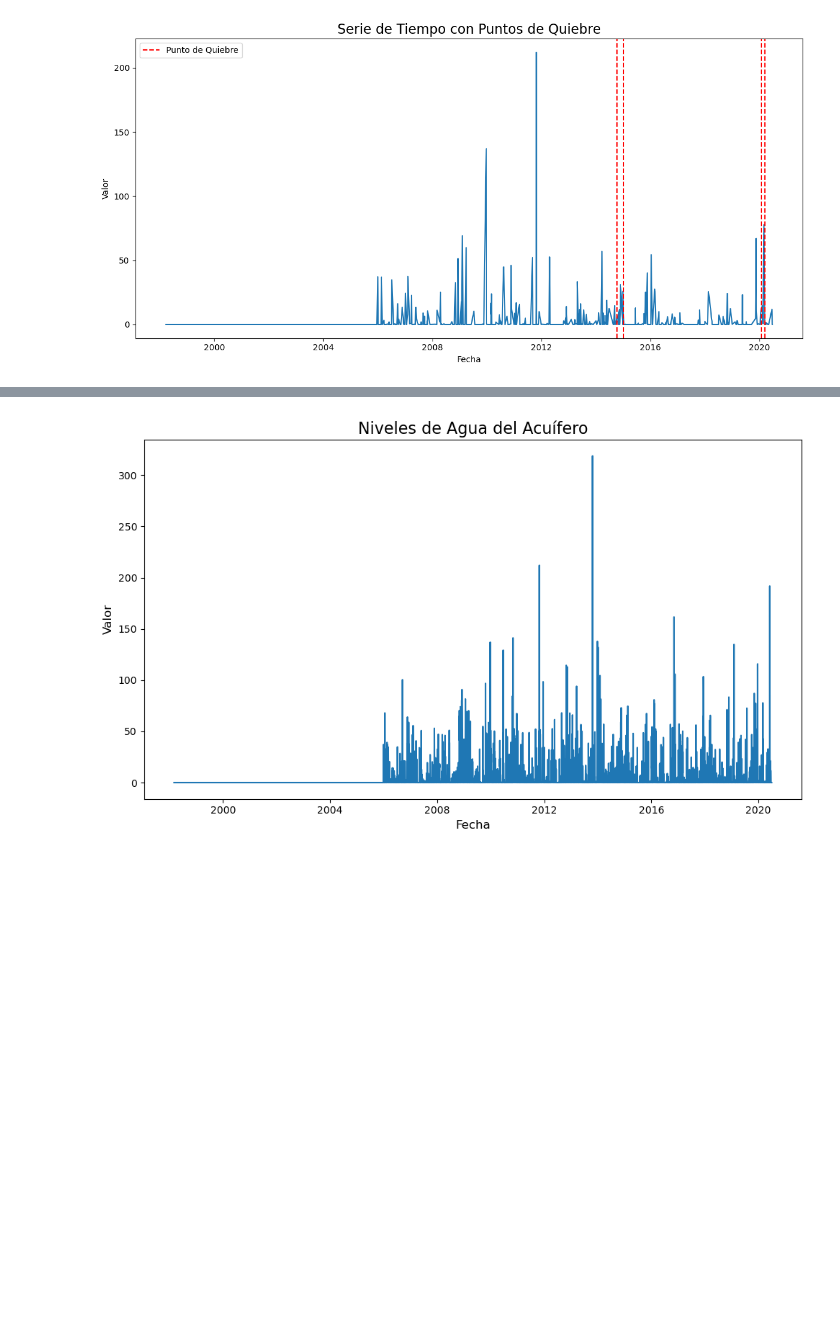
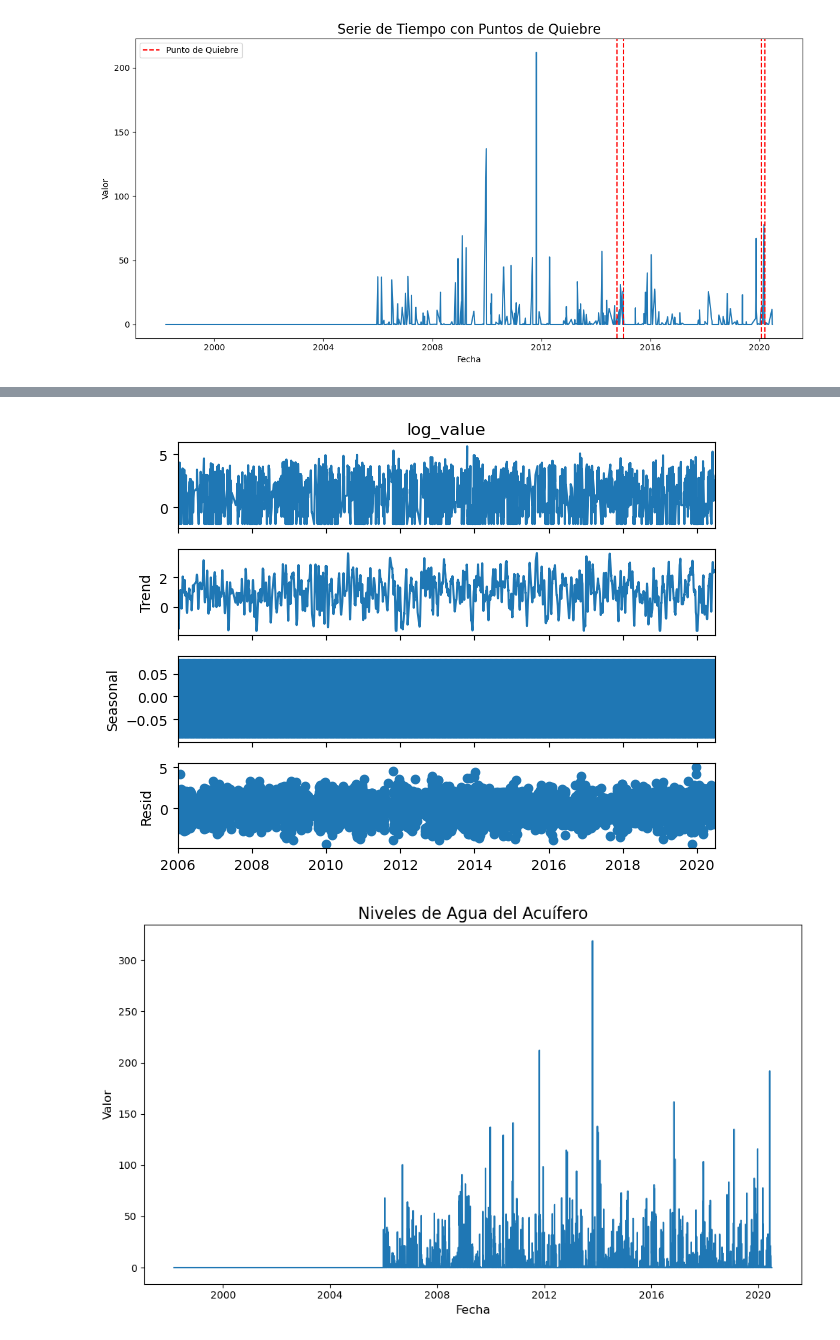
Before and after one commit to Bere333/Smart-Water-Analytics-BBRH, a Jupyter notebook: src/02_modeling_and_evaluation.ipynb, the cells around one changed output, grey strips where cells are left out. Cells and saved outputs as stored; diff of their text form; code cells hidden in the pictures; blank space fills up the shorter version.

Commit message:
added log seasonal to aquifers analysis

```diff
--- a/src/02_modeling_and_evaluation.ipynb
+++ b/src/02_modeling_and_evaluation.ipynb
@@ -331,3 +262,27 @@ Punto de quiebre detectado en el índice: 805, fecha: 2020-03-13 00:00:00
+# %%
+# 1. Aplicar la transformación logarítmica
+
+# 2. Reemplazar los valores infinitos con NaN
+df.replace([np.inf, -np.inf], np.nan, inplace=True)
+
+# 3. Eliminar o rellenar los valores NaN
+# Opción A: Eliminar las filas con NaN
+df_cleaned = df.dropna(subset=['log_value'])
+
+# Opción B: Rellenar con interpolación lineal
+#df['log_value'].interpolate(method='linear', inplace=True)
+
+# 4. Ahora puedes ejecutar la descomposición en el DataFrame limpio
+# Usando la Opción A:
+decomposition = seasonal_decompose(df_cleaned['log_value'], model='additive', period=12)
+
+# O usando la Opción B:
+#decomposition = seasonal_decompose(df['log_value'], model='additive', period=12)
+
+decomposition.plot()
+plt.show()
+# %% [output]
+[figure, added]
 # %%
 # --- Código mejorado para la gráfica ---
 fig, axis = plt.subplots(figsize=(10, 6))
```
Also changed, not shown: parts of 4 cells of this notebook.
